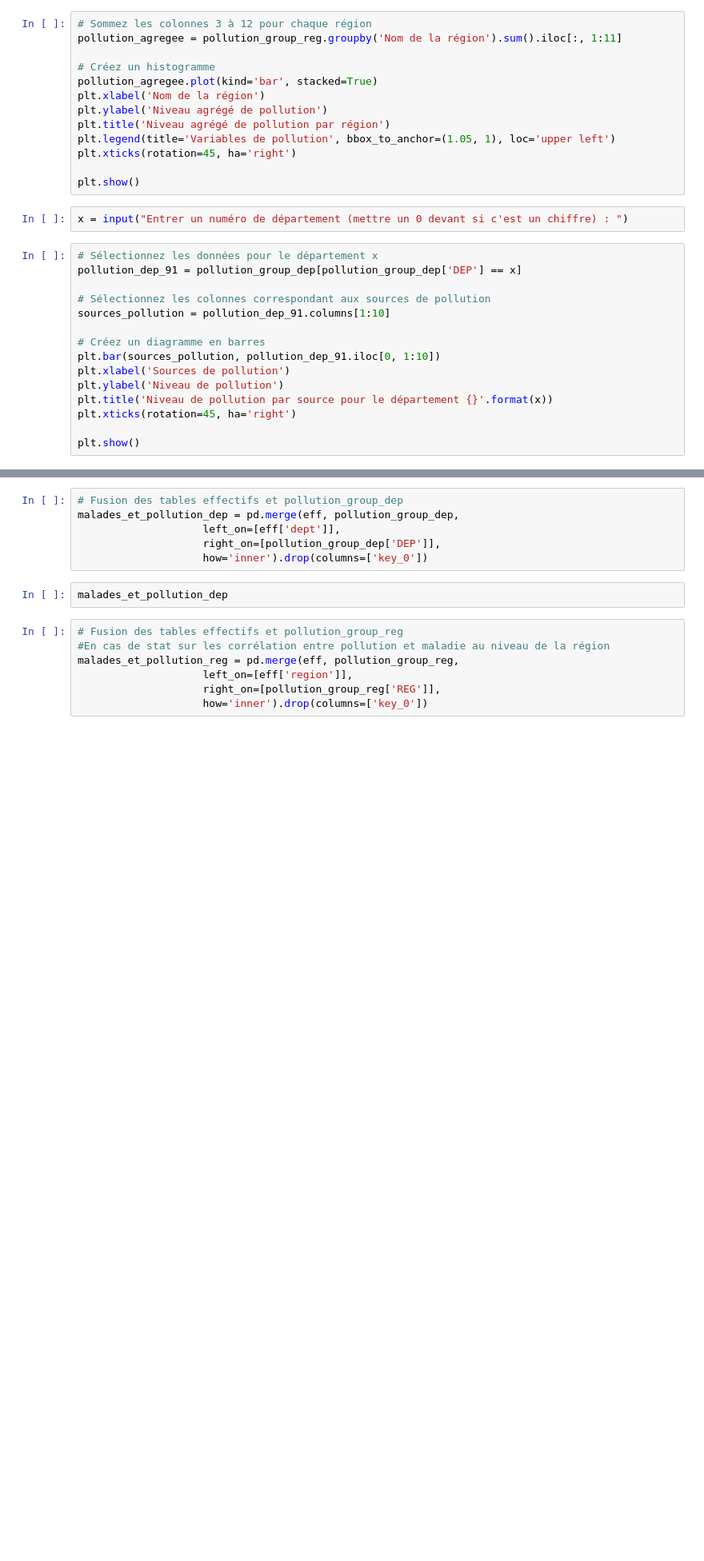
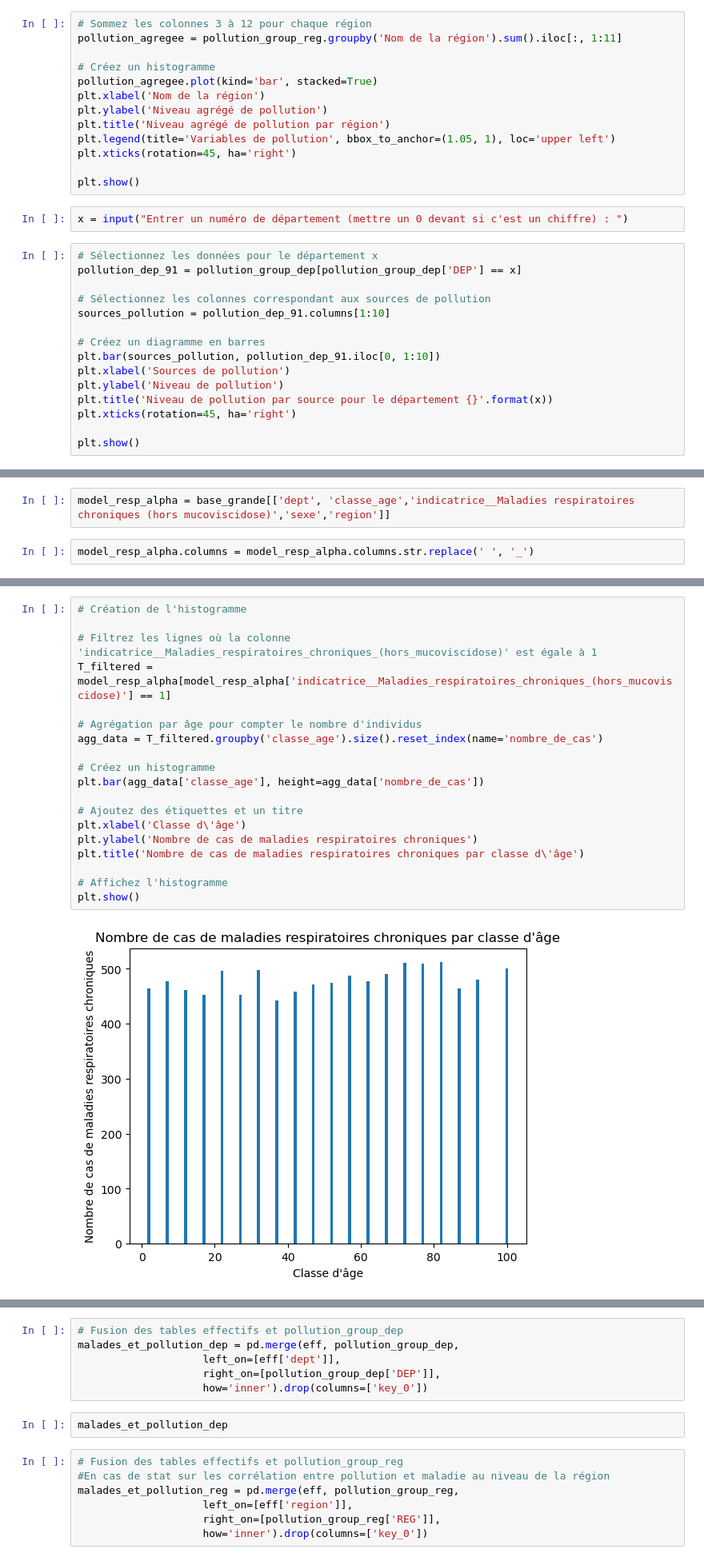
Before and after one commit to tpaquier/Python_DS, a Jupyter notebook: Stat desc.ipynb, the cells around one changed output, grey strips where cells are left out. Shown: that part at 80% size. Drawn from its saved outputs; the diff is of its cells as text; blank space fills up the shorter version.

```diff
--- a/Stat desc.ipynb
+++ b/Stat desc.ipynb
@@ -180,0 +342,4 @@ plt.show()
+# %%
+model_resp_alpha = base_grande[['dept', 'classe_age','indicatrice__Maladies respiratoires chroniques (hors mucoviscidose)','sexe','region']]
+# %%
+model_resp_alpha.columns = model_resp_alpha.columns.str.replace(' ', '_')
@@ -180,0 +367,21 @@ plt.show()
+# %%
+# Création de l'histogramme
+
+# Filtrez les lignes où la colonne 'indicatrice__Maladies_respiratoires_chroniques_(hors_mucoviscidose)' est égale à 1
+T_filtered = model_resp_alpha[model_resp_alpha['indicatrice__Maladies_respiratoires_chroniques_(hors_mucoviscidose)'] == 1]
+
+# Agrégation par âge pour compter le nombre d'individus
+agg_data = T_filtered.groupby('classe_age').size().reset_index(name='nombre_de_cas')
+
+# Créez un histogramme
+plt.bar(agg_data['classe_age'], height=agg_data['nombre_de_cas'])
+
+# Ajoutez des étiquettes et un titre
+plt.xlabel('Classe d\'âge')
+plt.ylabel('Nombre de cas de maladies respiratoires chroniques')
+plt.title('Nombre de cas de maladies respiratoires chroniques par classe d\'âge')
+
+# Affichez l'histogramme
+plt.show()
+# %% [output]
+[figure, added]
```
Also changed, not shown: parts of 13 cells of this notebook.
